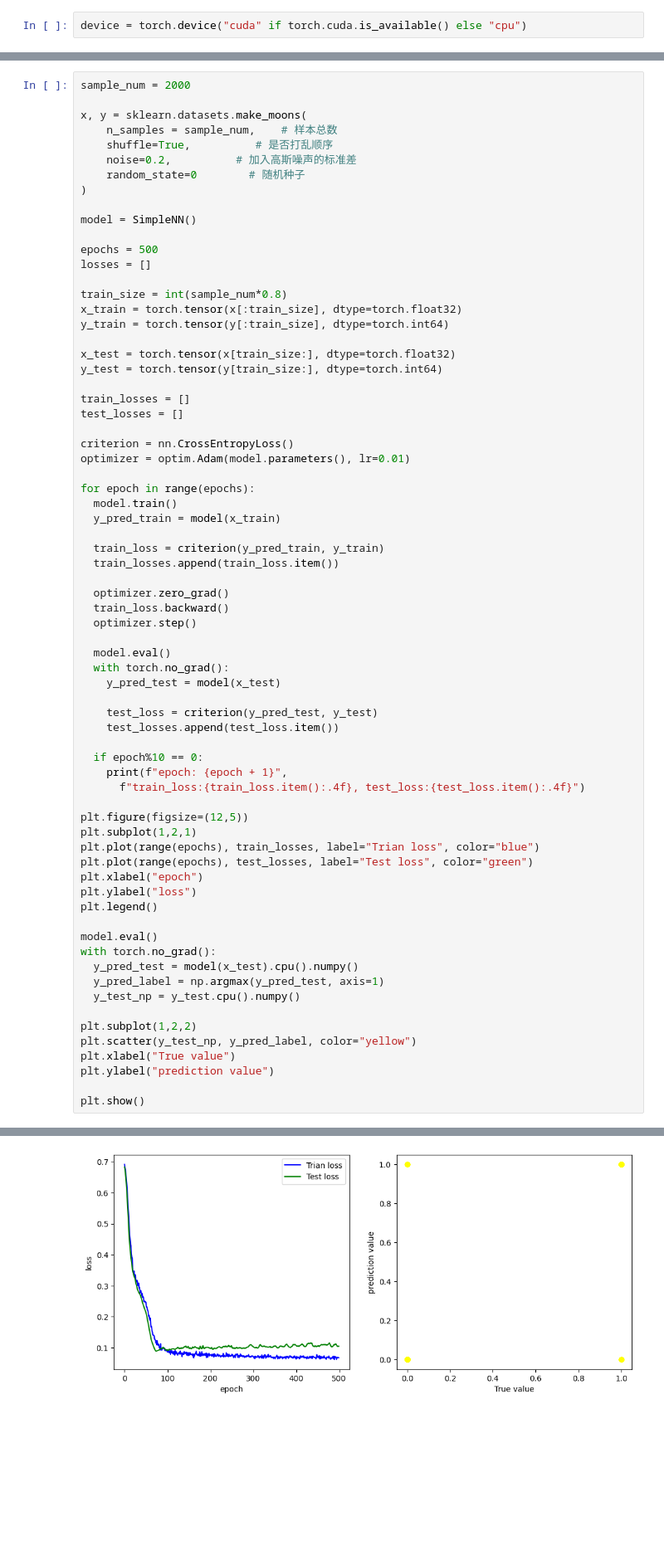
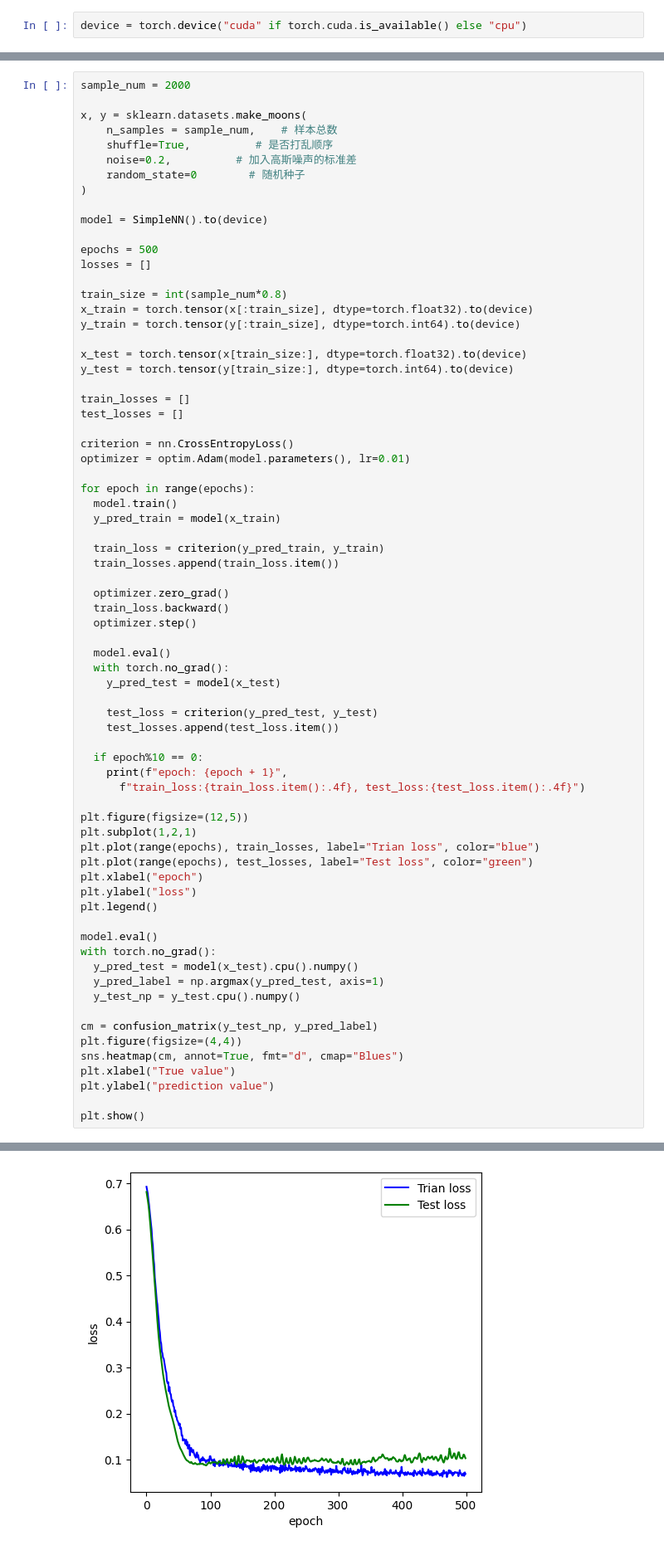
Before and after one commit to lucker3900/test_case, a Jupyter notebook: test44.ipynb, the cells around one changed output, grey strips where cells are left out. Shown at 83% size. Cells and saved outputs as stored; diff of their text form; blank space fills up the shorter version.

```diff
--- a/test44.ipynb
+++ b/test44.ipynb
@@ -80,17 +80,17 @@ x, y = sklearn.datasets.make_moons(
     random_state=0        # 随机种子
 )
 
-model = SimpleNN()
+model = SimpleNN().to(device)
 
 epochs = 500
 losses = []
 
 train_size = int(sample_num*0.8)
-x_train = torch.tensor(x[:train_size], dtype=torch.float32)
-y_train = torch.tensor(y[:train_size], dtype=torch.int64)
+x_train = torch.tensor(x[:train_size], dtype=torch.float32).to(device)
+y_train = torch.tensor(y[:train_size], dtype=torch.int64).to(device)
 
-x_test = torch.tensor(x[train_size:], dtype=torch.float32)
-y_test = torch.tensor(y[train_size:], dtype=torch.int64)
+x_test = torch.tensor(x[train_size:], dtype=torch.float32).to(device)
+y_test = torch.tensor(y[train_size:], dtype=torch.int64).to(device)
 
 train_losses = []
 test_losses = []
@@ -134,8 +134,9 @@ with torch.no_grad():
   y_pred_label = np.argmax(y_pred_test, axis=1)
   y_test_np = y_test.cpu().numpy()
 
-plt.subplot(1,2,2)
-plt.scatter(y_test_np, y_pred_label, color="yellow")
+cm = confusion_matrix(y_test_np, y_pred_label)
+plt.figure(figsize=(4,4))
+sns.heatmap(cm, annot=True, fmt="d", cmap="Blues")
 plt.xlabel("True value")
 plt.ylabel("prediction value")
 
@@ -161 +162 @@ epoch: 491 train_loss:0.0716, test_loss:0.1094
-[figure, old version]
+[figure, new version]
```
Also changed, not shown: parts of 1 cell of this notebook.
